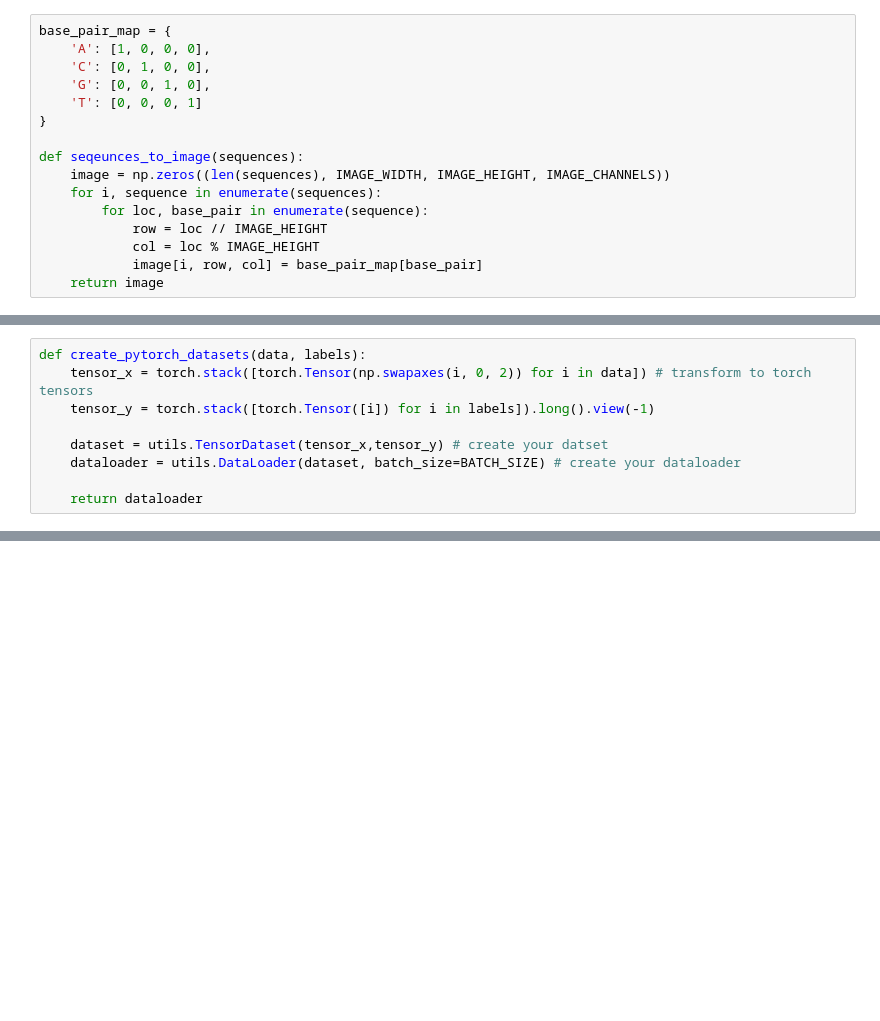
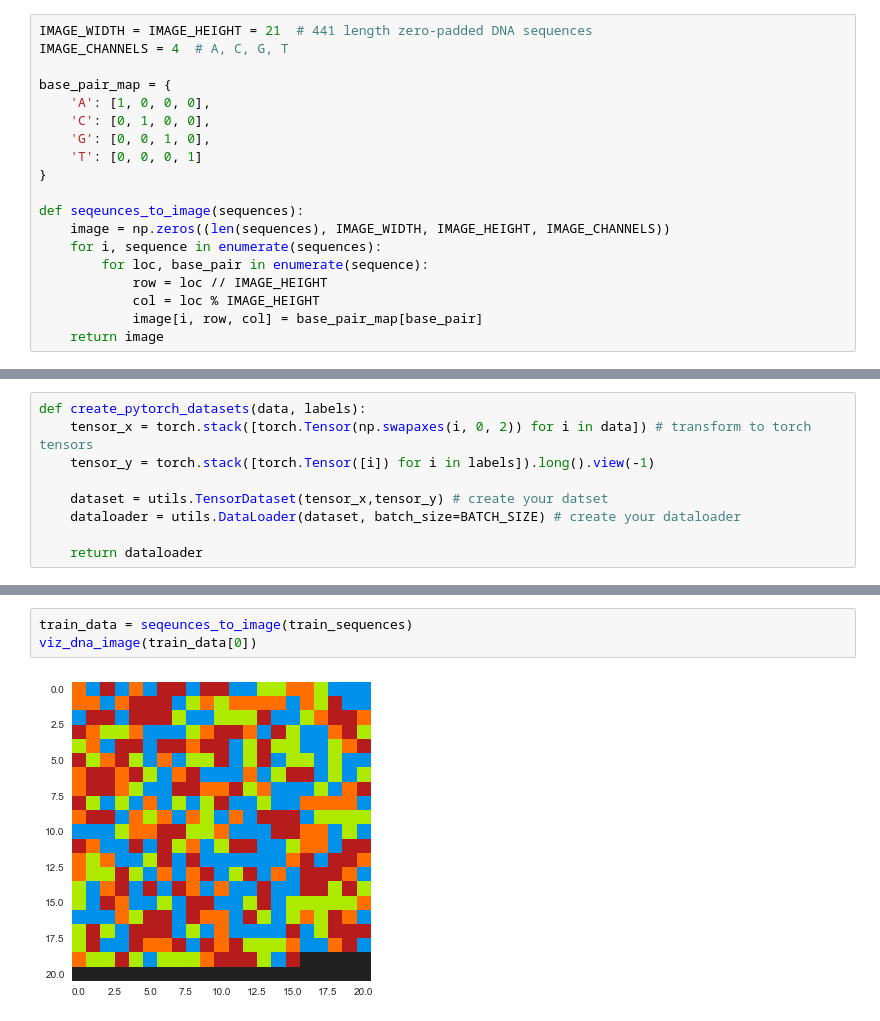
Before and after one commit to srivathsapv/cgda_project, a Jupyter notebook: notebooks/CNN - DNA QRCode Based.ipynb, the cells around one changed output, grey strips where cells are left out. Saved outputs shown, nothing was run; the diff lists cells and outputs as text; blank space fills up the shorter version.

```diff
--- a/notebooks/CNN - DNA QRCode Based.ipynb
+++ b/notebooks/CNN - DNA QRCode Based.ipynb
@@ -55,4 +47,7 @@ IMAGE_CHANNELS = 4  # A, C, G, T
 # %%
+IMAGE_WIDTH = IMAGE_HEIGHT = 21  # 441 length zero-padded DNA sequences
+IMAGE_CHANNELS = 4  # A, C, G, T
+
 base_pair_map = {
     'A': [1, 0, 0, 0],
     'C': [0, 1, 0, 0],
@@ -110,0 +132,5 @@ test_dataloader = create_pytorch_datasets(test_data, test_labels)
+# %%
+train_data = seqeunces_to_image(train_sequences)
+viz_dna_image(train_data[0])
+# %% [output]
+[figure, added]
```
Also changed, not shown: parts of 24 cells of this notebook.
